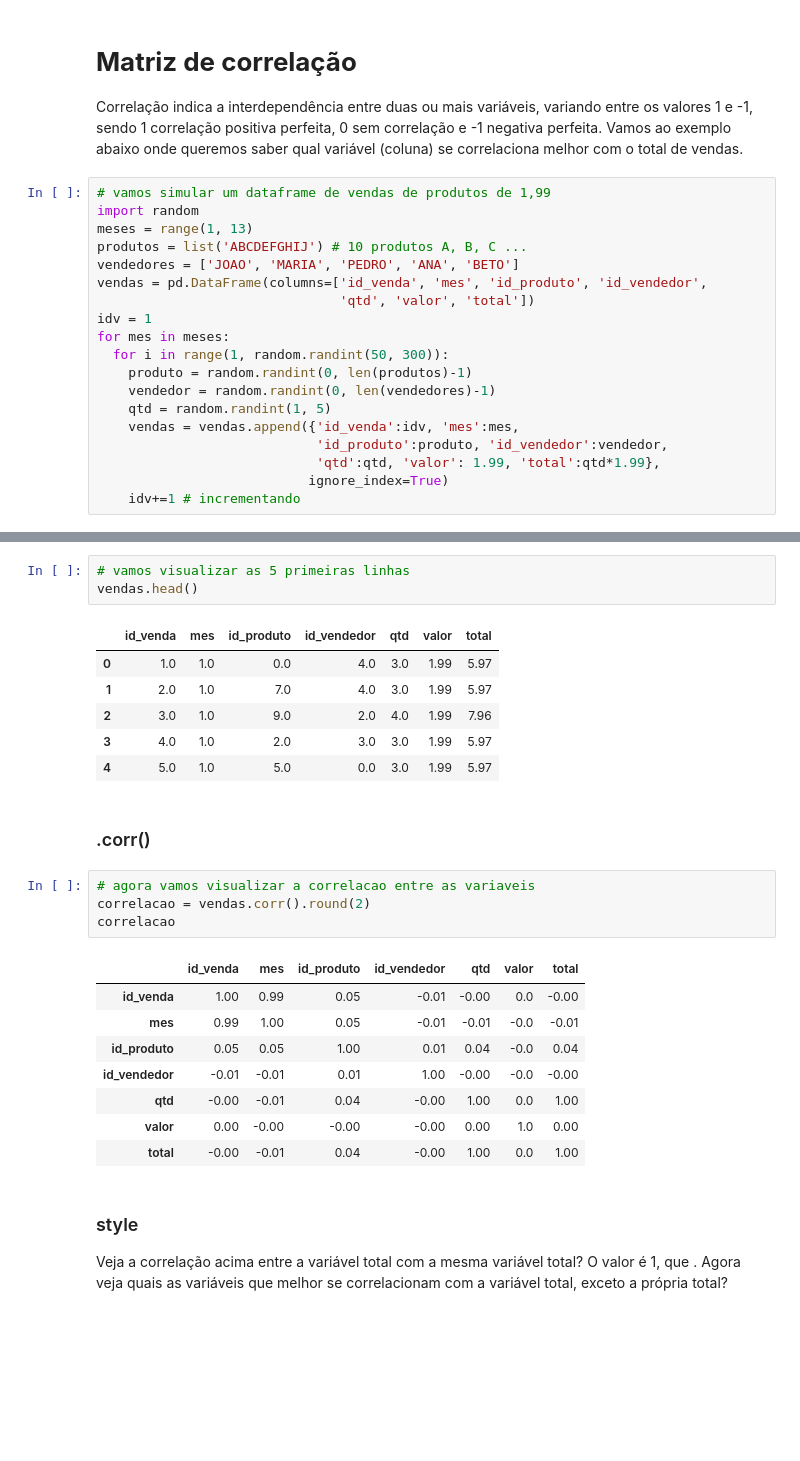
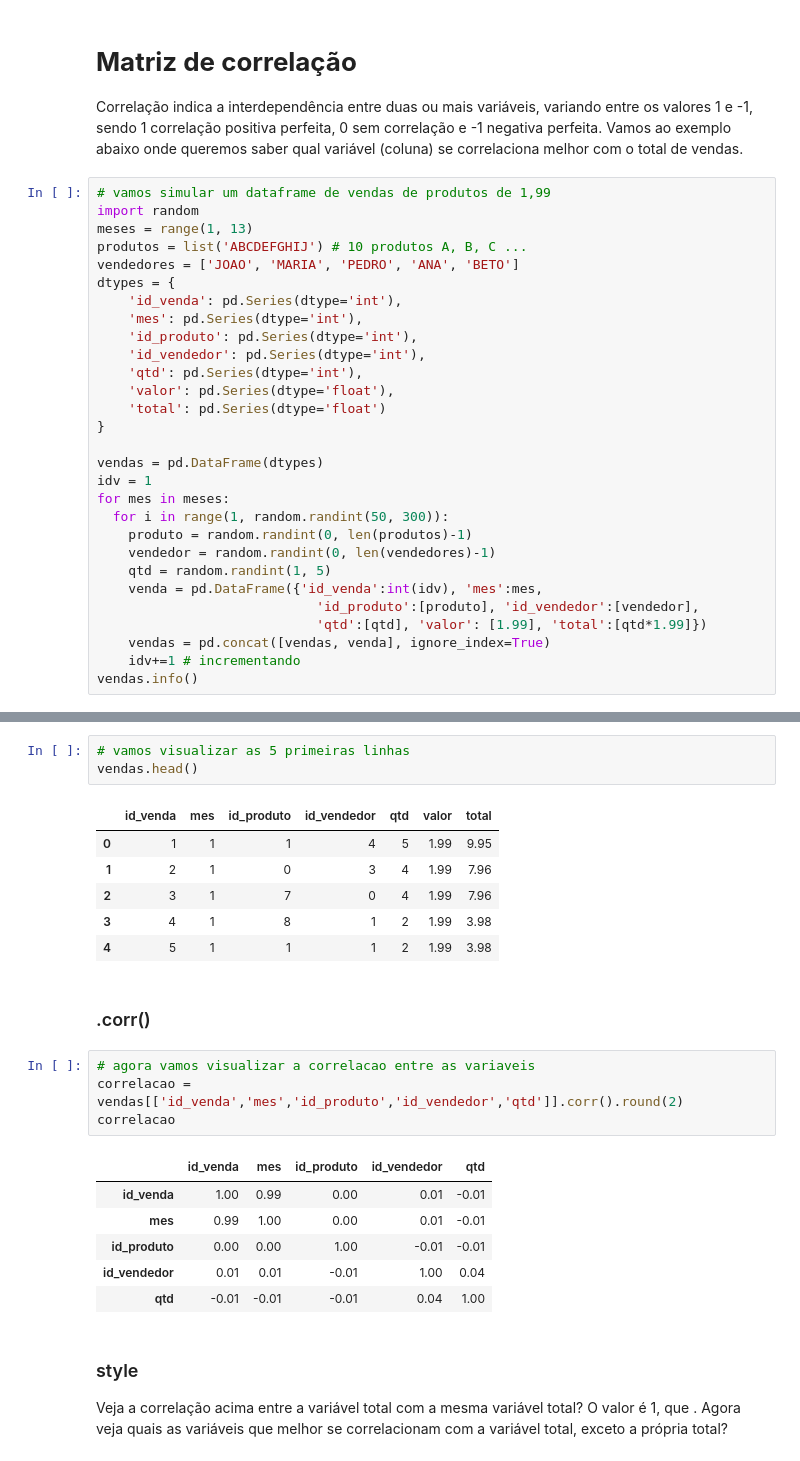
Before and after one commit to italomarcelogit/Tutorial-de-Pandas, a Jupyter notebook: Notebook_Dicas_Pandas_DataFrame.ipynb, the cells around one changed output, grey strips where cells are left out. Drawn from its saved outputs; the diff is of its cells as text; blank space fills up the shorter version.

```diff
--- a/Notebook_Dicas_Pandas_DataFrame.ipynb
+++ b/Notebook_Dicas_Pandas_DataFrame.ipynb
@@ -1307,16 +1338,26 @@ import random
 meses = range(1, 13)
 produtos = list('ABCDEFGHIJ') # 10 produtos A, B, C ...
 vendedores = ['JOAO', 'MARIA', 'PEDRO', 'ANA', 'BETO']
-vendas = pd.DataFrame(columns=['id_venda', 'mes', 'id_produto', 'id_vendedor',
-                               'qtd', 'valor', 'total'])
+dtypes = {
+    'id_venda': pd.Series(dtype='int'),
+    'mes': pd.Series(dtype='int'),
+    'id_produto': pd.Series(dtype='int'),
+    'id_vendedor': pd.Series(dtype='int'),
+    'qtd': pd.Series(dtype='int'),
+    'valor': pd.Series(dtype='float'),
+    'total': pd.Series(dtype='float')
+}
+
+vendas = pd.DataFrame(dtypes)
 idv = 1
 for mes in meses:
   for i in range(1, random.randint(50, 300)):
     produto = random.randint(0, len(produtos)-1)
     vendedor = random.randint(0, len(vendedores)-1)
     qtd = random.randint(1, 5)
-    vendas = vendas.append({'id_venda':idv, 'mes':mes,
-                            'id_produto':produto, 'id_vendedor':vendedor,
-                            'qtd':qtd, 'valor': 1.99, 'total':qtd*1.99},
-                           ignore_index=True)
+    venda = pd.DataFrame({'id_venda':int(idv), 'mes':mes,
+                            'id_produto':[produto], 'id_vendedor':[vendedor],
+                            'qtd':[qtd], 'valor': [1.99], 'total':[qtd*1.99]})
+    vendas = pd.concat([vendas, venda], ignore_index=True)
     idv+=1 # incrementando
+vendas.info()
@@ -1329,26 +1385,24 @@ f"O dataframe vendas tem {vendas.shape[0]} linhas e {vendas.shape[1]} colunas"
 vendas.head()
 # %% [output]
 |  | id_venda | mes | id_produto | id_vendedor | qtd | valor | total |
-| 0 | 1.0 | 1.0 | 0.0 | 4.0 | 3.0 | 1.99 | 5.97 |
-| 1 | 2.0 | 1.0 | 7.0 | 4.0 | 3.0 | 1.99 | 5.97 |
-| 2 | 3.0 | 1.0 | 9.0 | 2.0 | 4.0 | 1.99 | 7.96 |
-| 3 | 4.0 | 1.0 | 2.0 | 3.0 | 3.0 | 1.99 | 5.97 |
-| 4 | 5.0 | 1.0 | 5.0 | 0.0 | 3.0 | 1.99 | 5.97 |
+| 0 | 1 | 1 | 1 | 4 | 5 | 1.99 | 9.95 |
+| 1 | 2 | 1 | 0 | 3 | 4 | 1.99 | 7.96 |
+| 2 | 3 | 1 | 7 | 0 | 4 | 1.99 | 7.96 |
+| 3 | 4 | 1 | 8 | 1 | 2 | 1.99 | 3.98 |
+| 4 | 5 | 1 | 1 | 1 | 2 | 1.99 | 3.98 |
 # %% [markdown]
 ### .corr()
 # %%
 # agora vamos visualizar a correlacao entre as variaveis
-correlacao = vendas.corr().round(2)
+correlacao = vendas[['id_venda','mes','id_produto','id_vendedor','qtd']].corr().round(2)
 correlacao
 # %% [output]
-|  | id_venda | mes | id_produto | id_vendedor | qtd | valor | total |
-| id_venda | 1.00 | 0.99 | 0.05 | -0.01 | -0.00 | 0.0 | -0.00 |
-| mes | 0.99 | 1.00 | 0.05 | -0.01 | -0.01 | -0.0 | -0.01 |
-| id_produto | 0.05 | 0.05 | 1.00 | 0.01 | 0.04 | -0.0 | 0.04 |
-| id_vendedor | -0.01 | -0.01 | 0.01 | 1.00 | -0.00 | -0.0 | -0.00 |
-| qtd | -0.00 | -0.01 | 0.04 | -0.00 | 1.00 | 0.0 | 1.00 |
-| valor | 0.00 | -0.00 | -0.00 | -0.00 | 0.00 | 1.0 | 0.00 |
-| total | -0.00 | -0.01 | 0.04 | -0.00 | 1.00 | 0.0 | 1.00 |
+|  | id_venda | mes | id_produto | id_vendedor | qtd |
+| id_venda | 1.00 | 0.99 | 0.00 | 0.01 | -0.01 |
+| mes | 0.99 | 1.00 | 0.00 | 0.01 | -0.01 |
+| id_produto | 0.00 | 0.00 | 1.00 | -0.01 | -0.01 |
+| id_vendedor | 0.01 | 0.01 | -0.01 | 1.00 | 0.04 |
+| qtd | -0.01 | -0.01 | -0.01 | 0.04 | 1.00 |
 # %% [markdown]
 ### style
 
```
Also changed, not shown: parts of 25 cells of this notebook.
